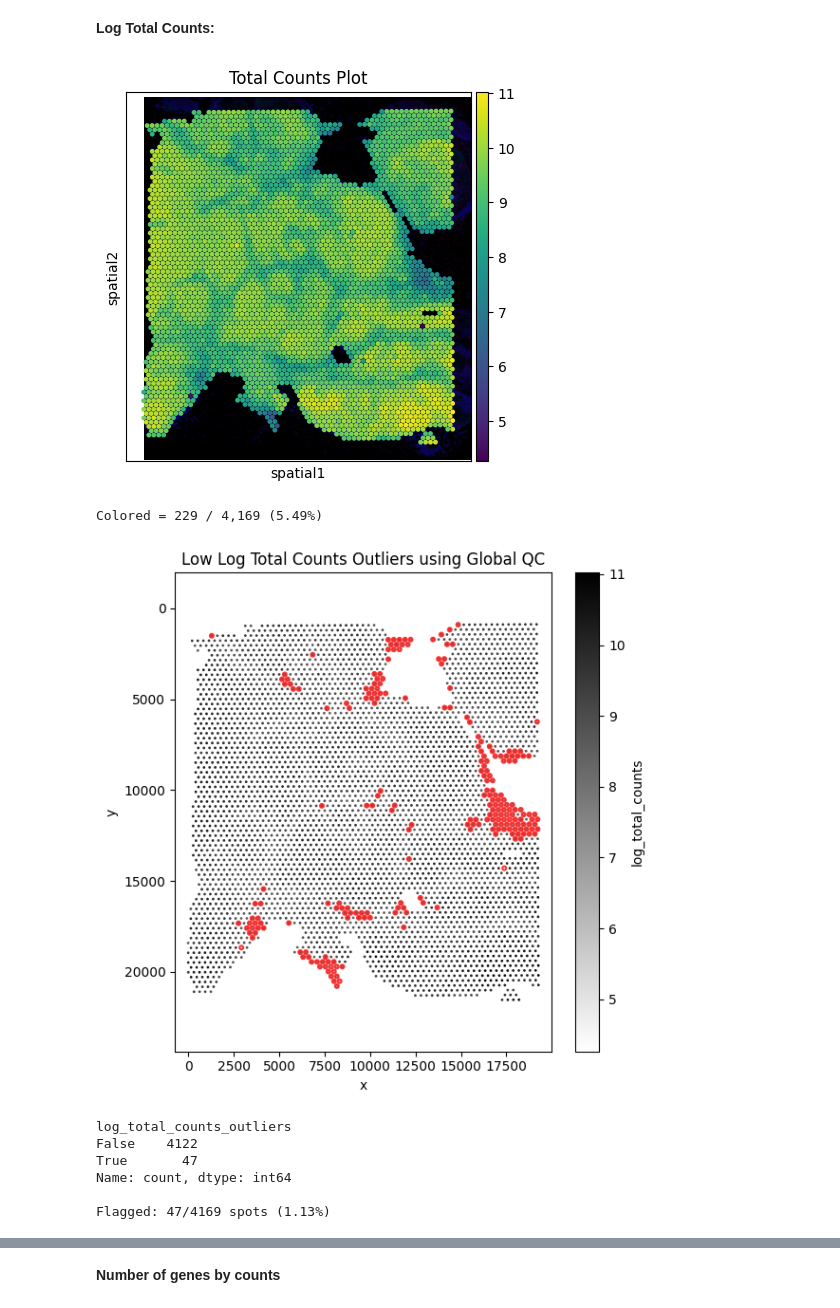
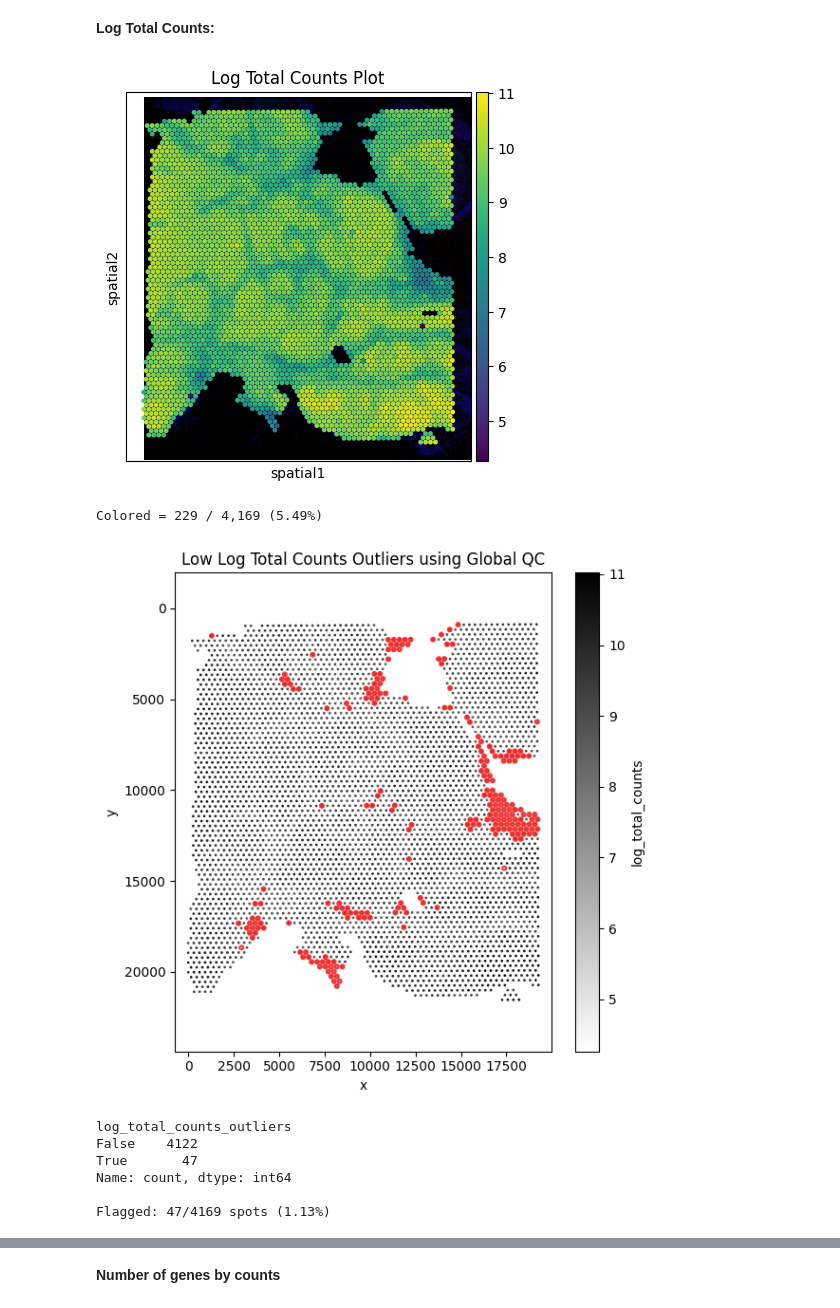
Before and after one commit to danielchen05/SpotSweeper_py_paper, a Jupyter notebook: Visium.ipynb, the cells around one changed output, grey strips where cells are left out. Saved outputs shown, nothing was run; the diff lists cells and outputs as text; code cells hidden in the pictures.

```diff
--- a/Visium.ipynb
+++ b/Visium.ipynb
@@ -275,35 +275,35 @@ We then repeat for log total counts, number of genes by counts, and % mitochondr
 sc.pl.spatial(
     adata,
     color="log_total_counts",
     cmap="viridis",
     size=1.4,
-    title="Total Counts Plot",
+    title="Log Total Counts Plot",
 )
 
 plot_qc_metric_with_outliers(
     adata=adata,
     sample_id=None,
     metric="log_total_counts",
     outliers="low_log_counts_outlier",       # boolean column
     point_size=2,
     colors=("white", "black"),  # background color gradient
     stroke=1,
     title="Low Log Total Counts Outliers using Global QC"
 )
 plt.show()
 
 lo.local_outliers(adata, metric = "log_total_counts", sample_key = "region") # compute local outliers
 plot_QC.plot_qc_metrics(adata,"region", metric = "log_total_counts", outliers="log_total_counts_outliers", title="Low Log Total Counts Outliers using SpotSweeper QC") # plot outliers
 # print summary of outliers detected
 col = "log_total_counts_outliers"
 counts = adata.obs[col].value_counts()
 total = counts.sum()
 flagged = counts.get(True, 0)  # safely handle if no True values
 
 print(counts)
 print(f"\nFlagged: {flagged}/{total} spots ({flagged/total*100:.2f}%)")
 # %% [output]
-[figure, old version]
+[figure, new version]
 Colored = 229 / 4,169 (5.49%)
 [figure]
 log_total_counts_outliers
```
Also changed, not shown: parts of 1 cell of this notebook.
